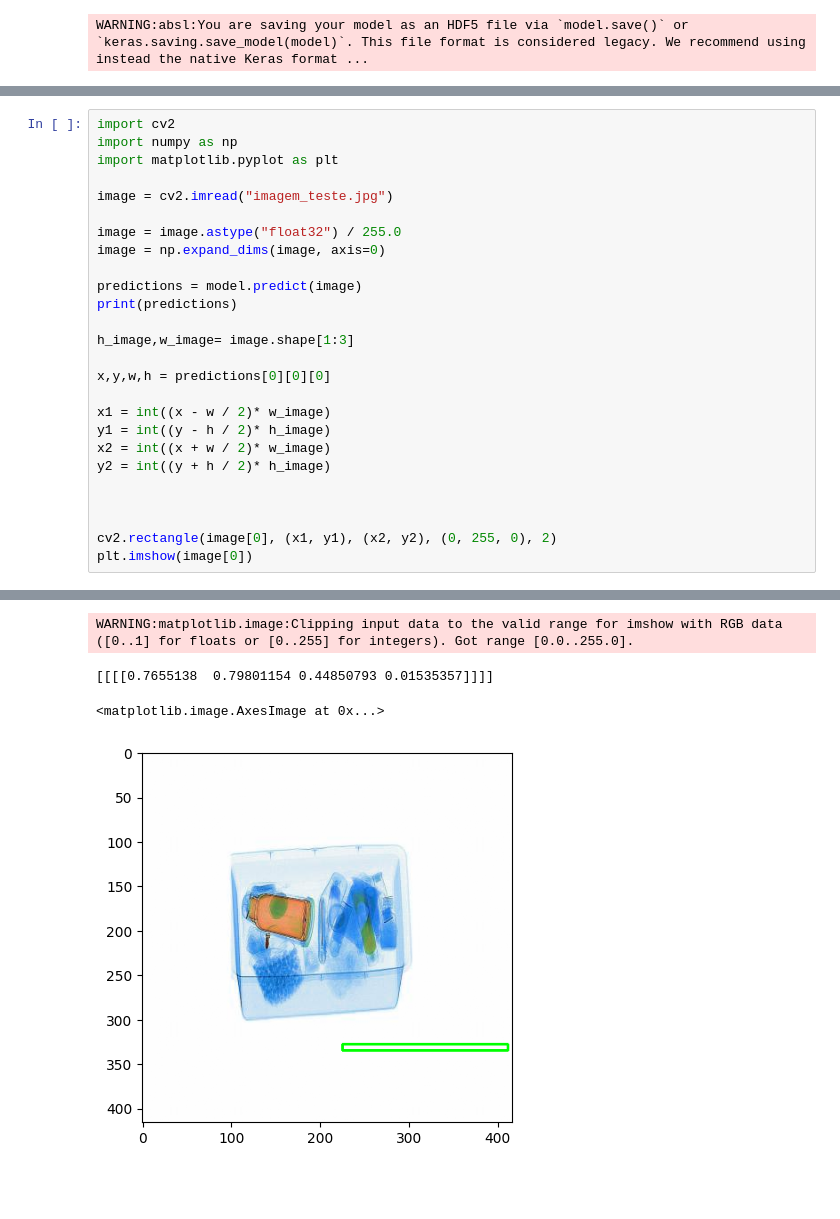
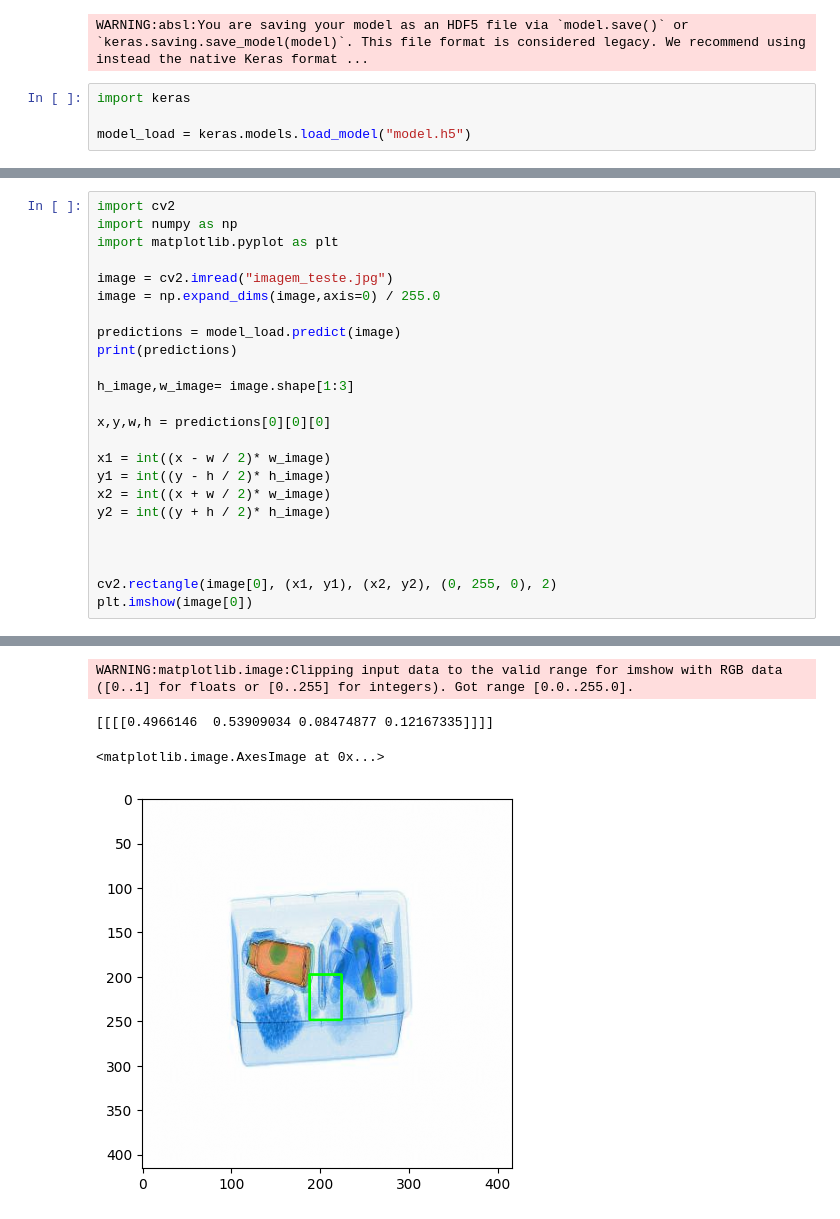
Before and after one commit to lucansdev/aerport_detect_object, a Jupyter notebook: detect_vc.ipynb, the cells around one changed output, grey strips where cells are left out. Saved outputs shown, nothing was run; the diff lists cells and outputs as text; blank space fills up the shorter version.

```diff
--- a/detect_vc.ipynb
+++ b/detect_vc.ipynb
@@ -63,3 +70,7 @@ Epoch 100/100
 model.save("model.h5")
 # %% [output]
 WARNING:absl:You are saving your model as an HDF5 file via `model.save()` or `keras.saving.save_model(model)`. This file format is considered legacy. We recommend using instead the native Keras format ...
+# %%
+import keras
+
+model_load = keras.models.load_model("model.h5")
@@ -69,11 +90,9 @@ import numpy as np
 import matplotlib.pyplot as plt
 
 image = cv2.imread("imagem_teste.jpg")
+image = np.expand_dims(image,axis=0) / 255.0
 
-image = image.astype("float32") / 255.0
-image = np.expand_dims(image, axis=0)
-
-predictions = model.predict(image)
+predictions = model_load.predict(image)
 print(predictions)
 
 h_image,w_image= image.shape[1:3]
@@ -94,4 +113,4 @@ plt.imshow(image[0])
 WARNING:matplotlib.image:Clipping input data to the valid range for imshow with RGB data ([0..1] for floats or [0..255] for integers). Got range [0.0..255.0].
-[[[[0.7655138  0.79801154 0.44850793 0.01535357]]]]
+[[[[0.4966146  0.53909034 0.08474877 0.12167335]]]]
 <matplotlib.image.AxesImage at 0x...>
-[figure, old version]
+[figure, new version]
```
Also changed, not shown: parts of 4 cells of this notebook.
